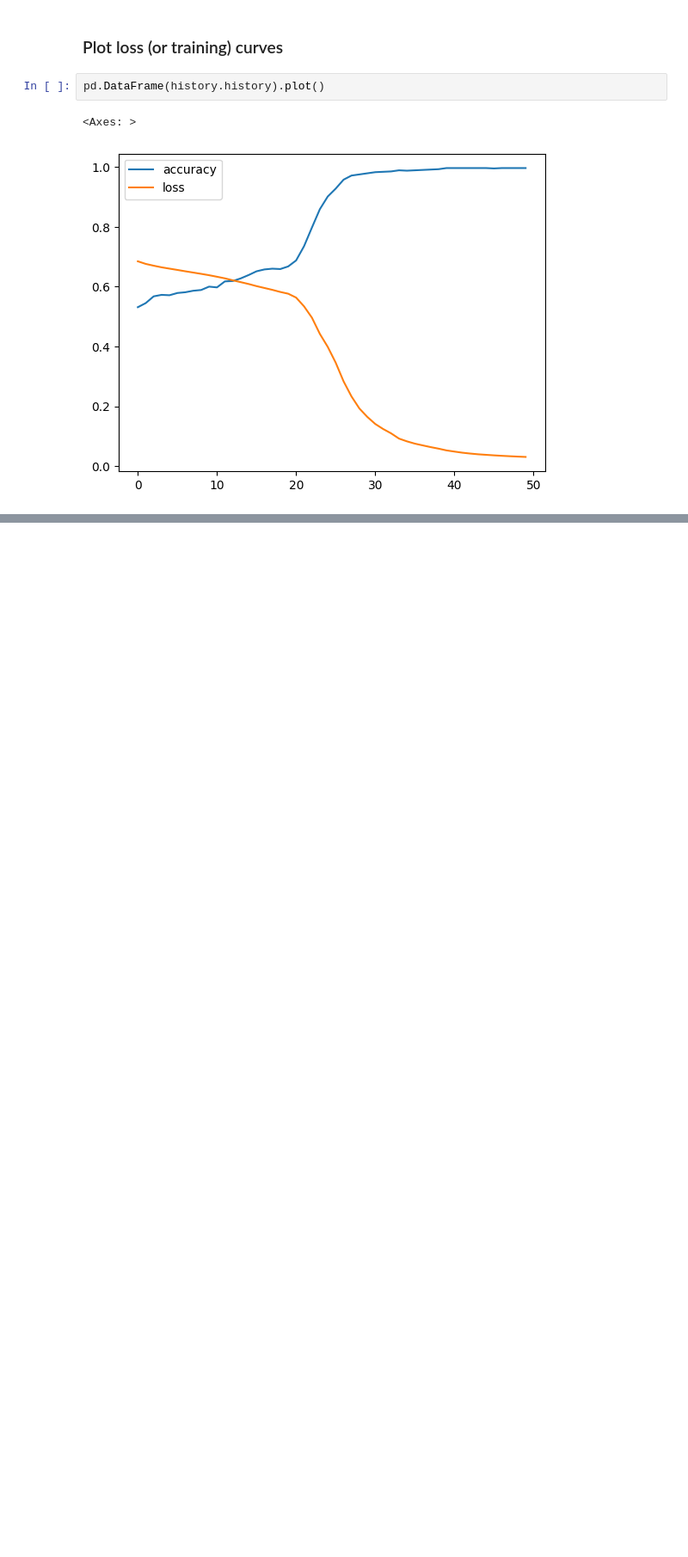
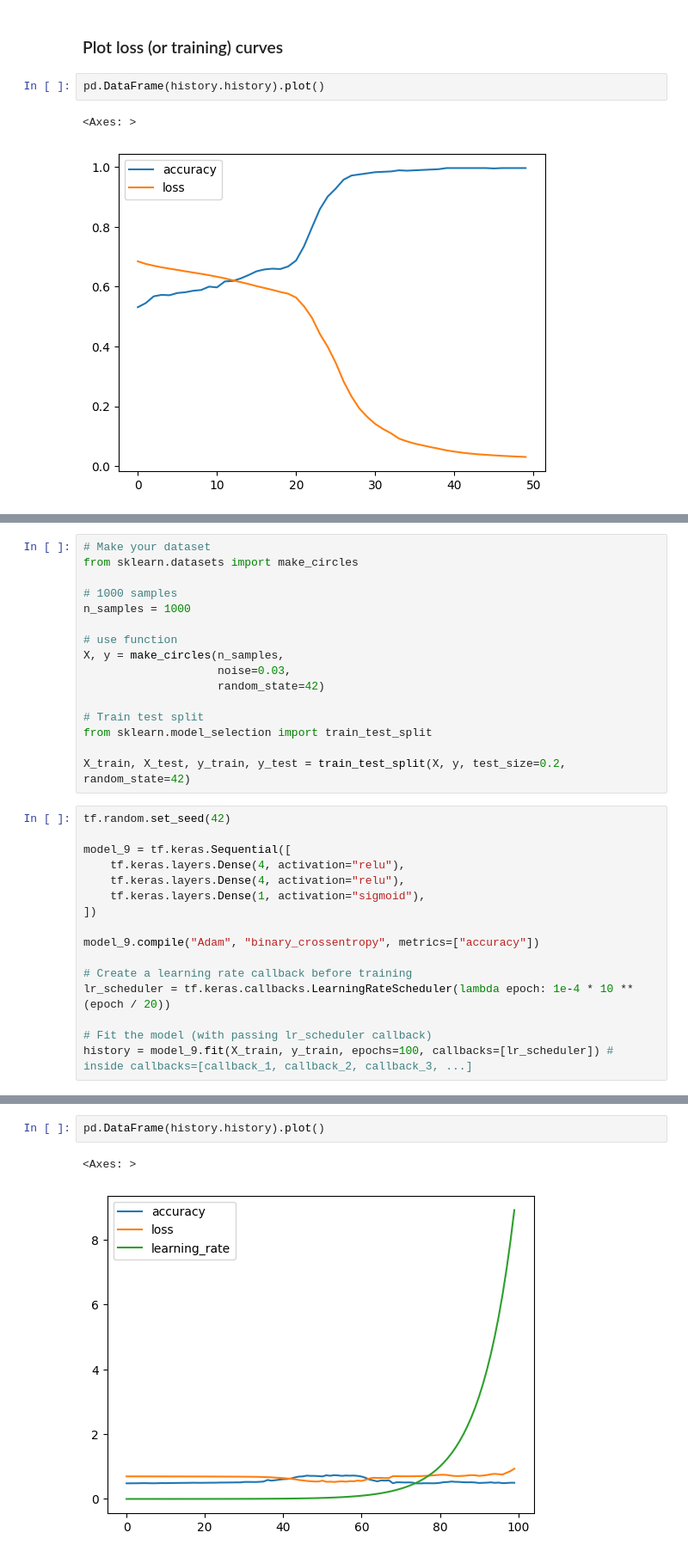
Before and after one commit to random-words/colab-notebooks, a Jupyter notebook: 02__neural_network_classification_with_tensorflow.ipynb, the cells around one changed output, grey strips where cells are left out. Shown at 86% size. Saved outputs shown, nothing was run; the diff lists cells and outputs as text; blank space fills up the shorter version.

```diff
--- a/02__neural_network_classification_with_tensorflow.ipynb
+++ b/02__neural_network_classification_with_tensorflow.ipynb
@@ -596,0 +640,32 @@ pd.DataFrame(history.history).plot()
+# %%
+# Make your dataset
+from sklearn.datasets import make_circles
+
+# 1000 samples
+n_samples = 1000
+
+# use function
+X, y = make_circles(n_samples,
+                    noise=0.03,
+                    random_state=42)
+
+# Train test split
+from sklearn.model_selection import train_test_split
+
+X_train, X_test, y_train, y_test = train_test_split(X, y, test_size=0.2, random_state=42)
+# %%
+tf.random.set_seed(42)
+
+model_9 = tf.keras.Sequential([
+    tf.keras.layers.Dense(4, activation="relu"),
+    tf.keras.layers.Dense(4, activation="relu"),
+    tf.keras.layers.Dense(1, activation="sigmoid"),
+])
+
+model_9.compile("Adam", "binary_crossentropy", metrics=["accuracy"])
+
+# Create a learning rate callback before training
+lr_scheduler = tf.keras.callbacks.LearningRateScheduler(lambda epoch: 1e-4 * 10 ** (epoch / 20))
+
+# Fit the model (with passing lr_scheduler callback)
+history = model_9.fit(X_train, y_train, epochs=100, callbacks=[lr_scheduler]) # inside callbacks=[callback_1, callback_2, callback_3, ...]
@@ -596,0 +690,5 @@ pd.DataFrame(history.history).plot()
+# %%
+pd.DataFrame(history.history).plot()
+# %% [output]
+<Axes: >
+[figure, added]
```
Also changed, not shown: parts of 102 cells of this notebook.
